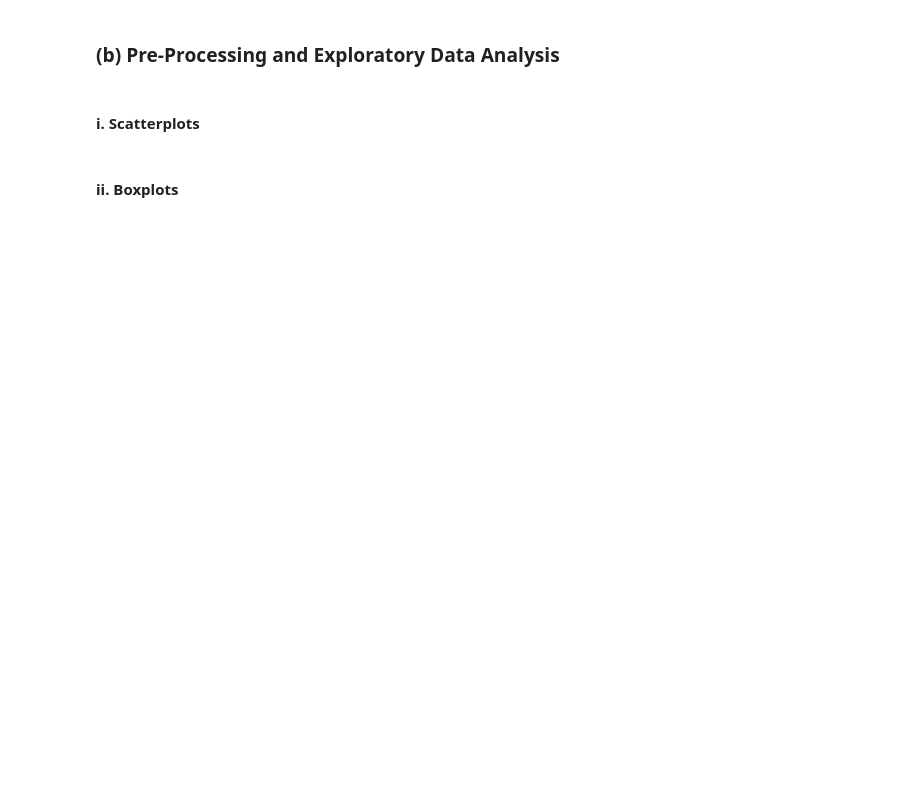
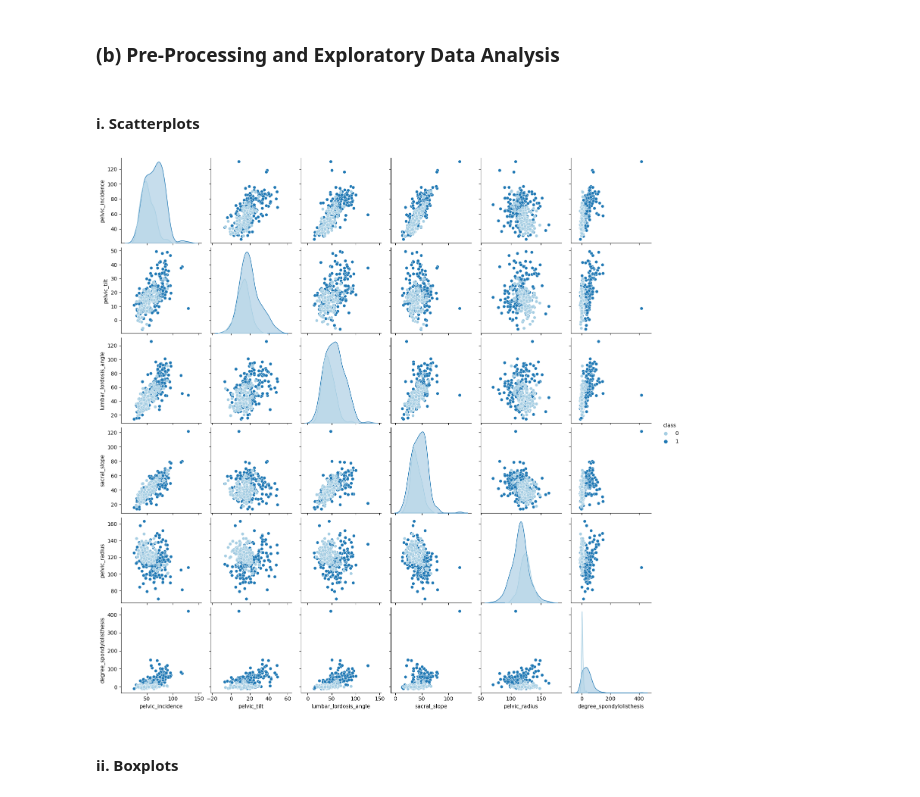
Before and after one commit to sree369nidhi/DSCI-552, a Jupyter notebook: HW1/notebook/KNN/Munimadugu_Sreenidhi Iyengar_HW1.ipynb, the cells around one changed output. Saved outputs shown, nothing was run; the diff lists cells and outputs as text; code cells hidden in the pictures; blank space fills up the shorter version.

```diff
--- a/HW1/notebook/KNN/Munimadugu_Sreenidhi Iyengar_HW1.ipynb
+++ b/HW1/notebook/KNN/Munimadugu_Sreenidhi Iyengar_HW1.ipynb
@@ -15,2 +48,13 @@ Package imports
 # %% [markdown]
 Get the Vertebral Column Data Set
+# %%
+# Data: https://archive.ics.uci.edu/ml/datasets/Vertebral+Column
+
+# Load the data
+data = arff.loadarff("../../data/vertebral_column_data/column_2C_weka.arff")
+data_frame = pd.DataFrame(data[0])
+data_frame['class'].replace({b'Normal': 0, b'Abnormal': 1}, inplace=True)
+
+# print the data
+
+print(data_frame)
@@ -18,5 +80,21 @@ Get the Vertebral Column Data Set
 ### (b) Pre-Processing and Exploratory Data Analysis
 # %% [markdown]
 #### i. Scatterplots
+# %%
+"""
+Make scatterplots of the independent variables in the dataset. Use color to
+show Classes 0 and 1.
+"""
+
+# set seaborn color pallete to paired
+
+sns.set_palette("Paired")
+
+# Scatter plot of data
+
+sns.pairplot(data_frame, hue='class')
+plt.show()
+# %% [output]
+[figure, added]
 # %% [markdown]
 #### ii. Boxplots
```
Also changed, not shown: parts of 23 cells of this notebook, 2 other files.
